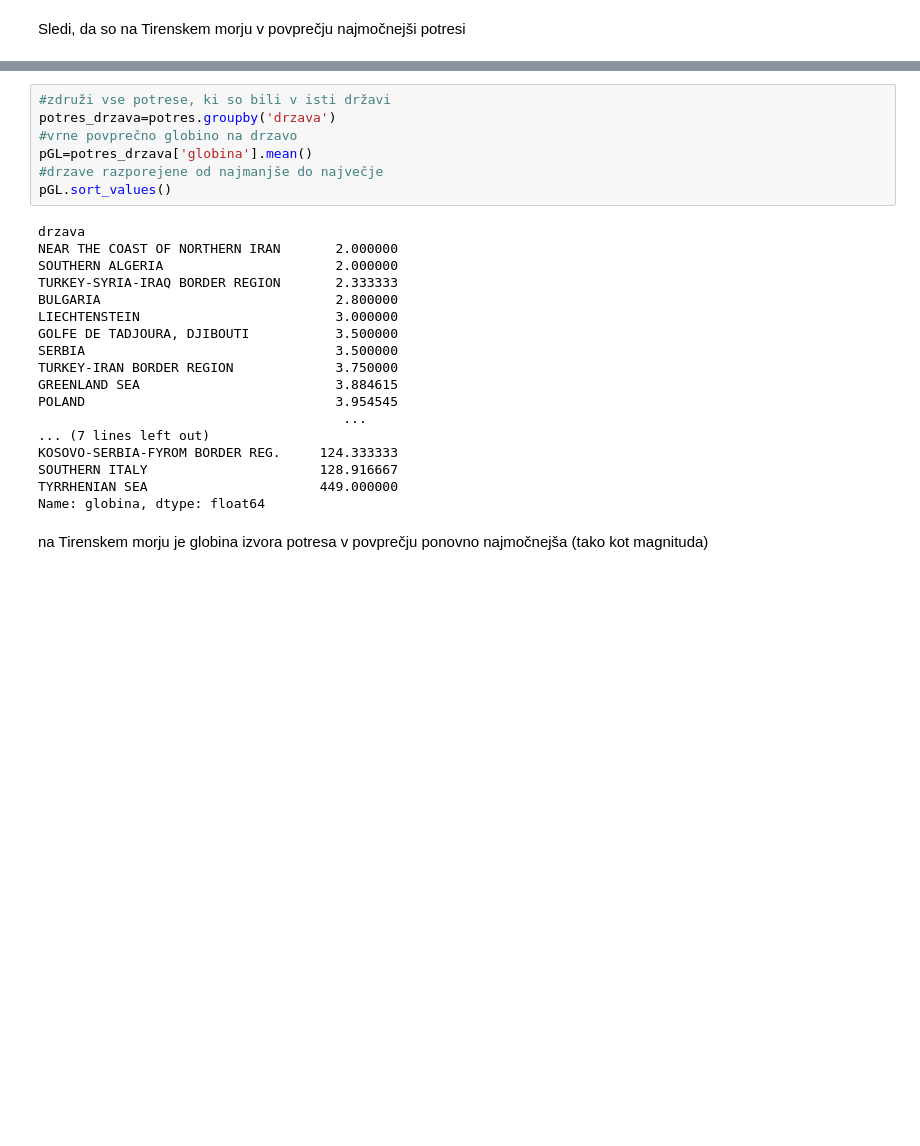
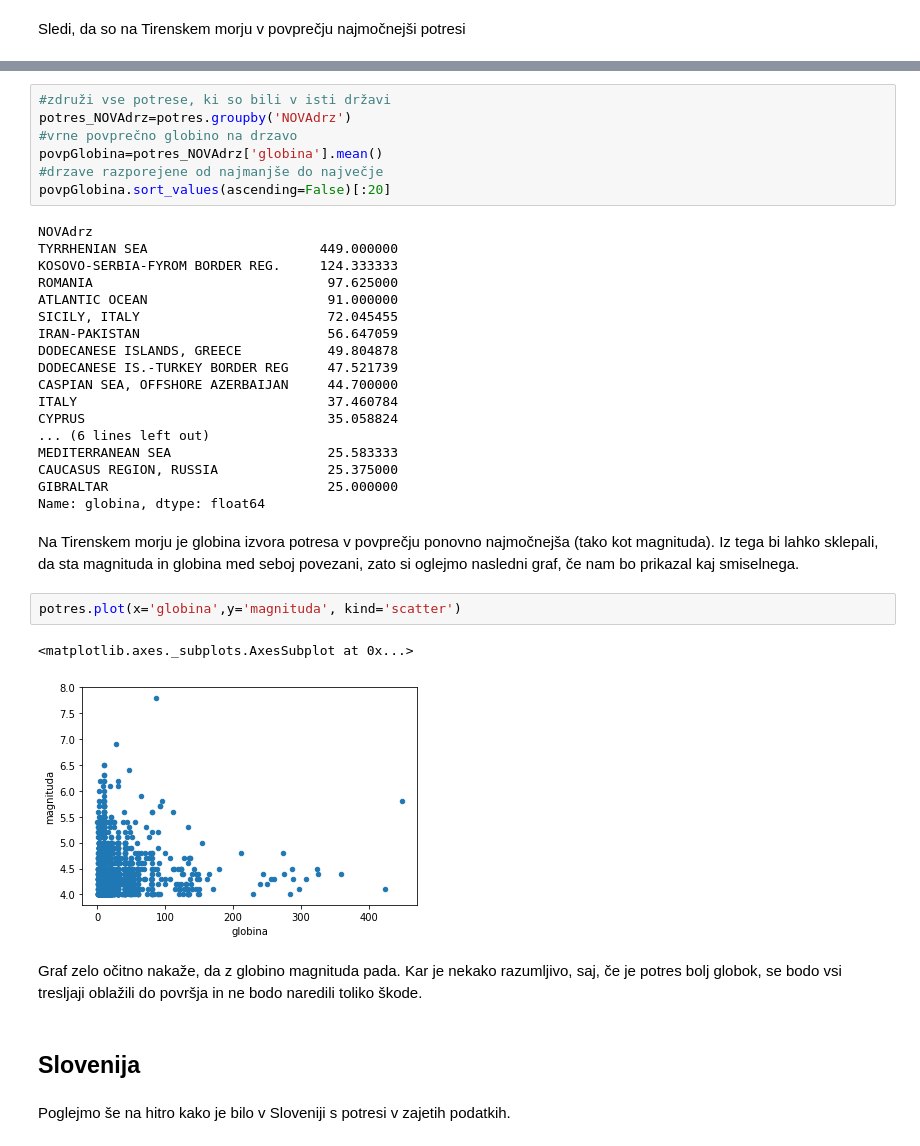
Before and after one commit to TinaKrasovec/Potresi-po-Evropi-zadnjih-nekaj-let-z-magnitudo-4, a Jupyter notebook: Projekt.ipynb, the cells around one changed output, grey strips where cells are left out. Cells and saved outputs as stored; diff of their text form; blank space fills up the shorter version.

```diff
--- a/Projekt.ipynb
+++ b/Projekt.ipynb
@@ -246,28 +313,39 @@ pMG[pMG.magnituda>=4.6]
 | UKRAINE | 4.666667 | 7.333333 |
 # %%
 #združi vse potrese, ki so bili v isti državi
-potres_drzava=potres.groupby('drzava')
+potres_NOVAdrz=potres.groupby('NOVAdrz')
 #vrne povprečno globino na drzavo
-pGL=potres_drzava['globina'].mean()
+povpGlobina=potres_NOVAdrz['globina'].mean()
 #drzave razporejene od najmanjše do največje
-pGL.sort_values()
+povpGlobina.sort_values(ascending=False)[:20]
 # %% [output]
-drzava
-NEAR THE COAST OF NORTHERN IRAN       2.000000
-SOUTHERN ALGERIA                      2.000000
-TURKEY-SYRIA-IRAQ BORDER REGION       2.333333
-BULGARIA                              2.800000
-LIECHTENSTEIN                         3.000000
-GOLFE DE TADJOURA, DJIBOUTI           3.500000
-SERBIA                                3.500000
-TURKEY-IRAN BORDER REGION             3.750000
-GREENLAND SEA                         3.884615
-POLAND                                3.954545
-                                       ...
-... (7 lines left out)
+NOVAdrz
+TYRRHENIAN SEA                      449.000000
 KOSOVO-SERBIA-FYROM BORDER REG.     124.333333
-SOUTHERN ITALY                      128.916667
-TYRRHENIAN SEA                      449.000000
+ROMANIA                              97.625000
+ATLANTIC OCEAN                       91.000000
+SICILY, ITALY                        72.045455
+IRAN-PAKISTAN                        56.647059
+DODECANESE ISLANDS, GREECE           49.804878
+DODECANESE IS.-TURKEY BORDER REG     47.521739
+CASPIAN SEA, OFFSHORE AZERBAIJAN     44.700000
+ITALY                                37.460784
+CYPRUS                               35.058824
+... (6 lines left out)
+MEDITERRANEAN SEA                    25.583333
+CAUCASUS REGION, RUSSIA              25.375000
+GIBRALTAR                            25.000000
 Name: globina, dtype: float64
 # %% [markdown]
-na Tirenskem morju je globina izvora potresa v povprečju ponovno najmočnejša (tako kot magnituda)
+Na Tirenskem morju je globina izvora potresa v povprečju ponovno najmočnejša (tako kot magnituda). Iz tega bi lahko sklepali, da sta magnituda in globina med seboj povezani, zato si oglejmo nasledni graf, če nam bo prikazal kaj smiselnega.
+# %%
+potres.plot(x='globina',y='magnituda', kind='scatter')
+# %% [output]
+<matplotlib.axes._subplots.AxesSubplot at 0x...>
+[figure, added]
+# %% [markdown]
+Graf zelo očitno nakaže, da z globino magnituda pada. Kar je nekako razumljivo, saj, če je potres bolj globok, se bodo vsi tresljaji oblažili do površja in ne bodo naredili toliko škode.
+# %% [markdown]
+## Slovenija
+# %% [markdown]
+Poglejmo še na hitro kako je bilo v Sloveniji s potresi v zajetih podatkih.
```
Also changed, not shown: parts of 55 cells of this notebook.
